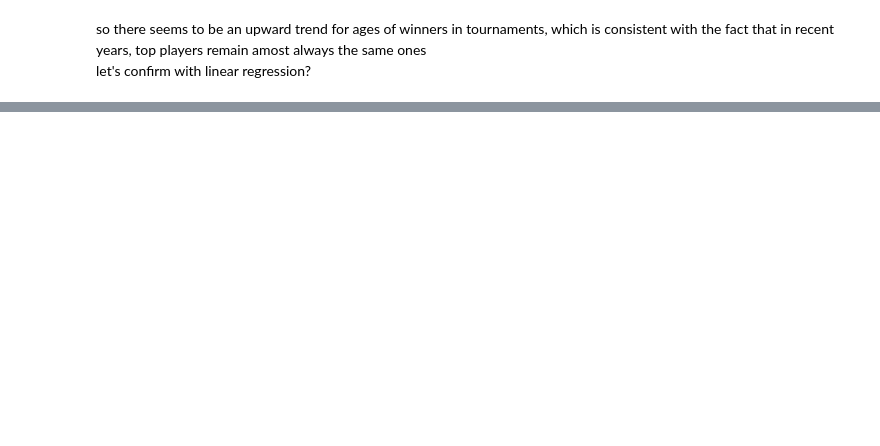
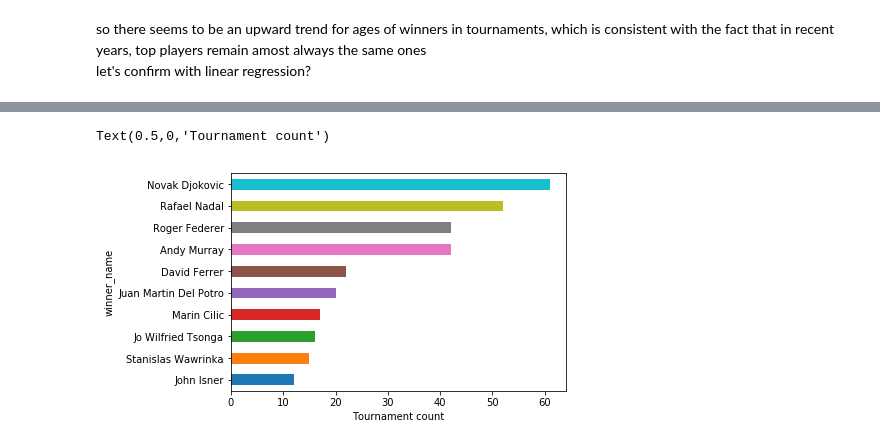
Before and after one commit to Linn39/Tennis_Analysis, a Jupyter notebook: notebooks/ATP_finals_yr08-17.ipynb, the cells around one changed output, grey strips where cells are left out. Saved outputs shown, nothing was run; the diff lists cells and outputs as text; code cells hidden in the pictures; blank space fills up the shorter version.

```diff
--- a/notebooks/ATP_finals_yr08-17.ipynb
+++ b/notebooks/ATP_finals_yr08-17.ipynb
@@ -61,0 +96,8 @@ so there seems to be an upward trend for ages of winners in tournaments, which i
+# %%
+# there are too many players, select first 10，sorted by number of tournament they won
+win_count = df_finals.groupby('winner_name', sort=False)['winner_name'].size().sort_values(ascending=False).head(10)
+fig = win_count.sort_values().plot.barh()
+plt.xlabel('Tournament count')
+# %% [output]
+Text(0.5,0,'Tournament count')
+[figure, added]
```
Also changed, not shown: parts of 11 cells of this notebook.
